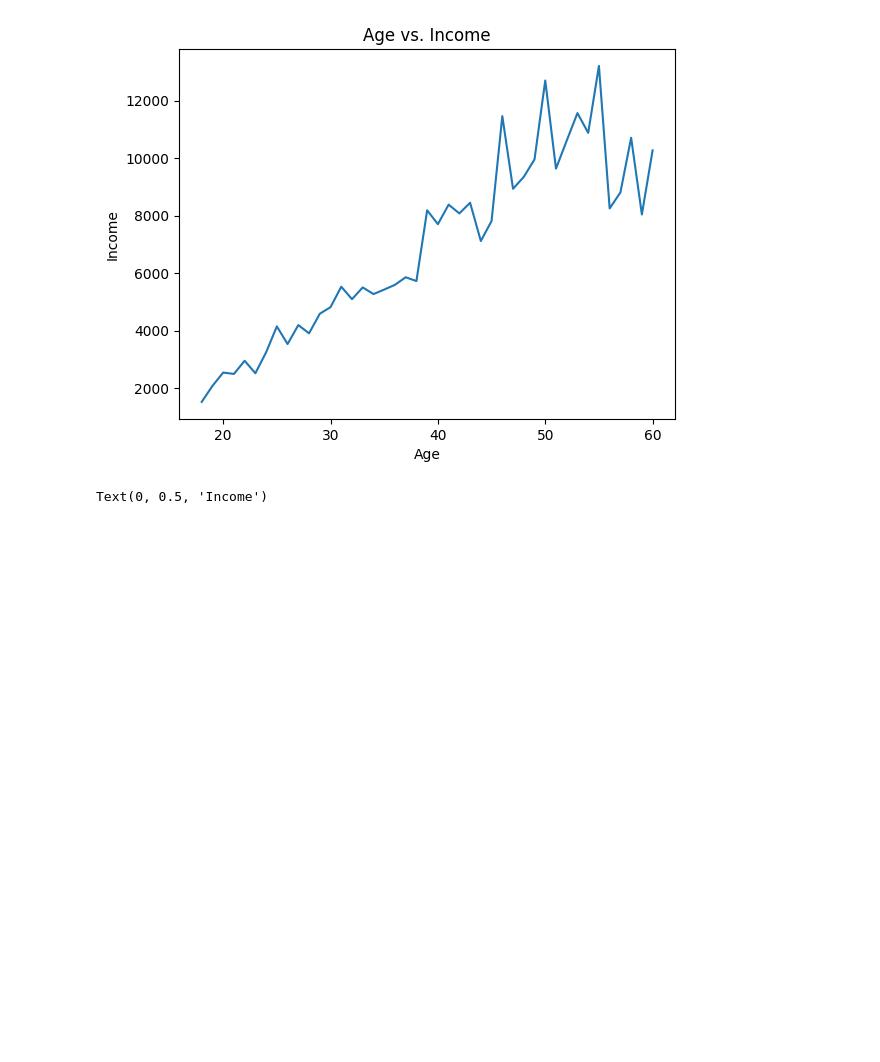
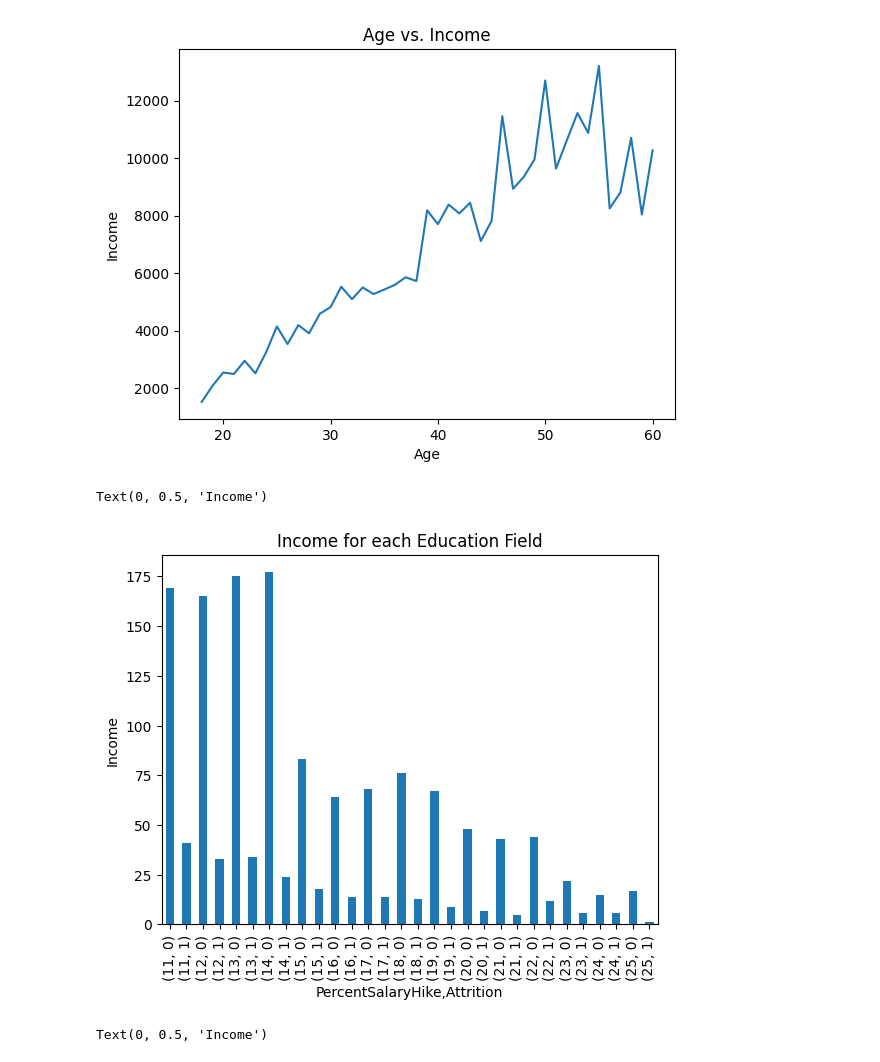
Before and after one commit to remiljw/Capstone-Employee-Churn, a Jupyter notebook: EDA/CAPSTONE.ipynb, the cells around one changed output. Cells and saved outputs as stored; diff of their text form; code cells hidden in the pictures; blank space fills up the shorter version.

```diff
--- a/EDA/CAPSTONE.ipynb
+++ b/EDA/CAPSTONE.ipynb
@@ -746,6 +771,14 @@ ax.set_ylabel('Income')
 # %% [output]
 Text(0, 0.5, 'Income')
 [figure]
+# %%
+aux_var = df.groupby('PercentSalaryHike')['Attrition']
+ax = aux_var.value_counts().plot(kind='bar')
+ax.set_title('Income for each Education Field')
+ax.set_ylabel('Income')
+# %% [output]
+Text(0, 0.5, 'Income')
+[figure, added]
 # %%
 aux_var = df.groupby('Education')['MonthlyIncome']
 ax = aux_var.mean().plot(kind='bar')
```
Also changed, not shown: parts of 28 cells of this notebook, 1 other file.
